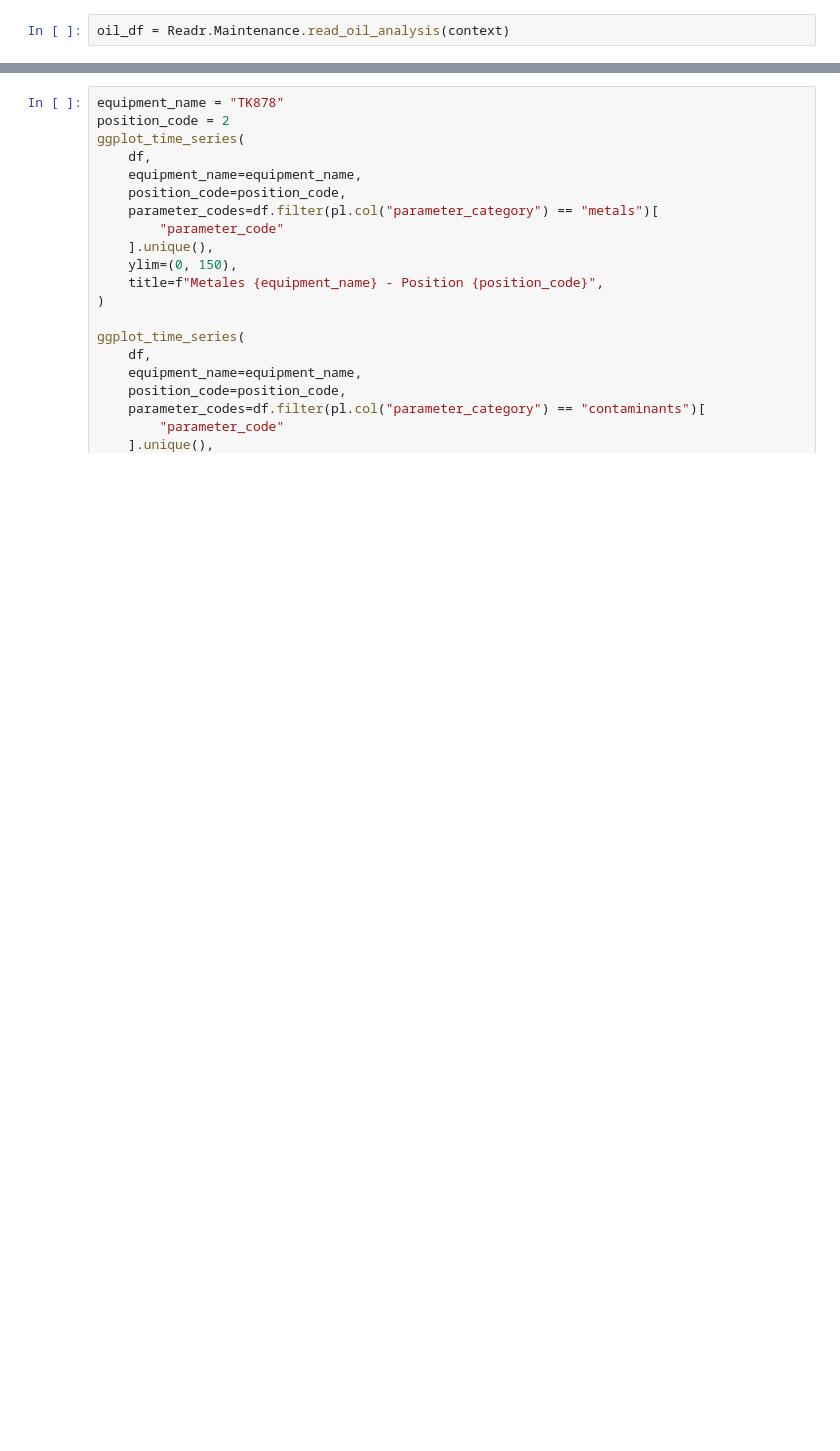
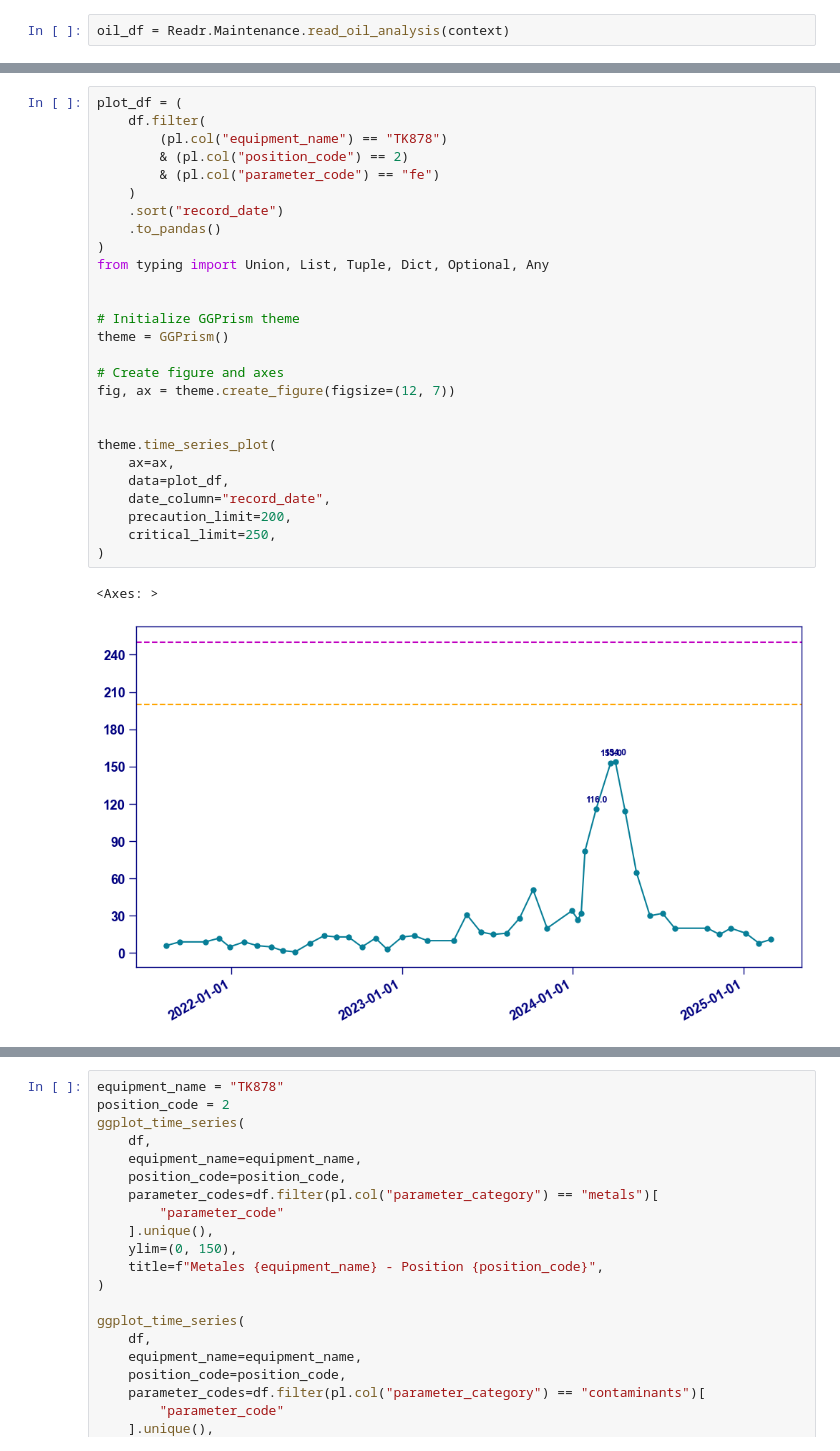
Before and after one commit to cecilvega/kbook, a Jupyter notebook: maintenance/oil_analysis.ipynb, the cells around one changed output, grey strips where cells are left out. Cells and saved outputs as stored; diff of their text form; blank space fills up the shorter version.

```diff
--- a/maintenance/oil_analysis.ipynb
+++ b/maintenance/oil_analysis.ipynb
@@ -131,0 +129,30 @@ shape: (136_500, 13)
+# %%
+plot_df = (
+    df.filter(
+        (pl.col("equipment_name") == "TK878")
+        & (pl.col("position_code") == 2)
+        & (pl.col("parameter_code") == "fe")
+    )
+    .sort("record_date")
+    .to_pandas()
+)
+from typing import Union, List, Tuple, Dict, Optional, Any
+
+
+# Initialize GGPrism theme
+theme = GGPrism()
+
+# Create figure and axes
+fig, ax = theme.create_figure(figsize=(12, 7))
+
+
+theme.time_series_plot(
+    ax=ax,
+    data=plot_df,
+    date_column="record_date",
+    precaution_limit=200,
+    critical_limit=250,
+)
+# %% [output]
+<Axes: >
+[figure, added]
```
Also changed, not shown: parts of 4 cells of this notebook, 1 other file.
